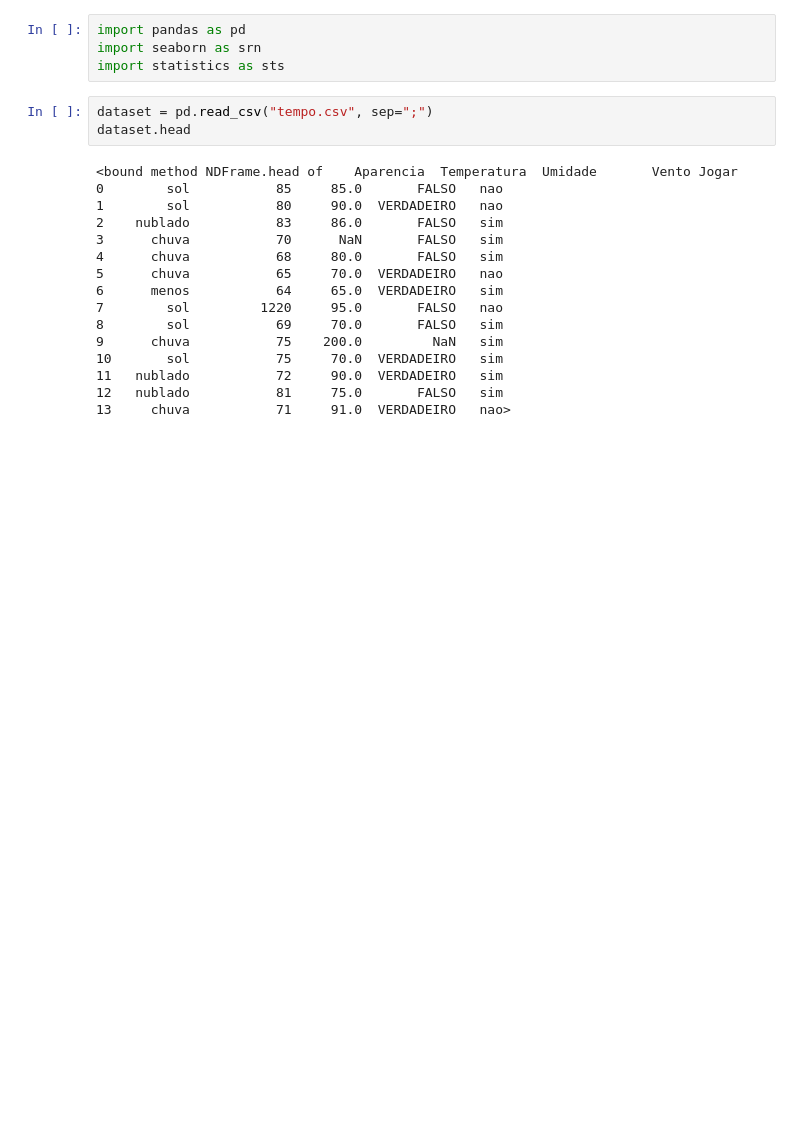
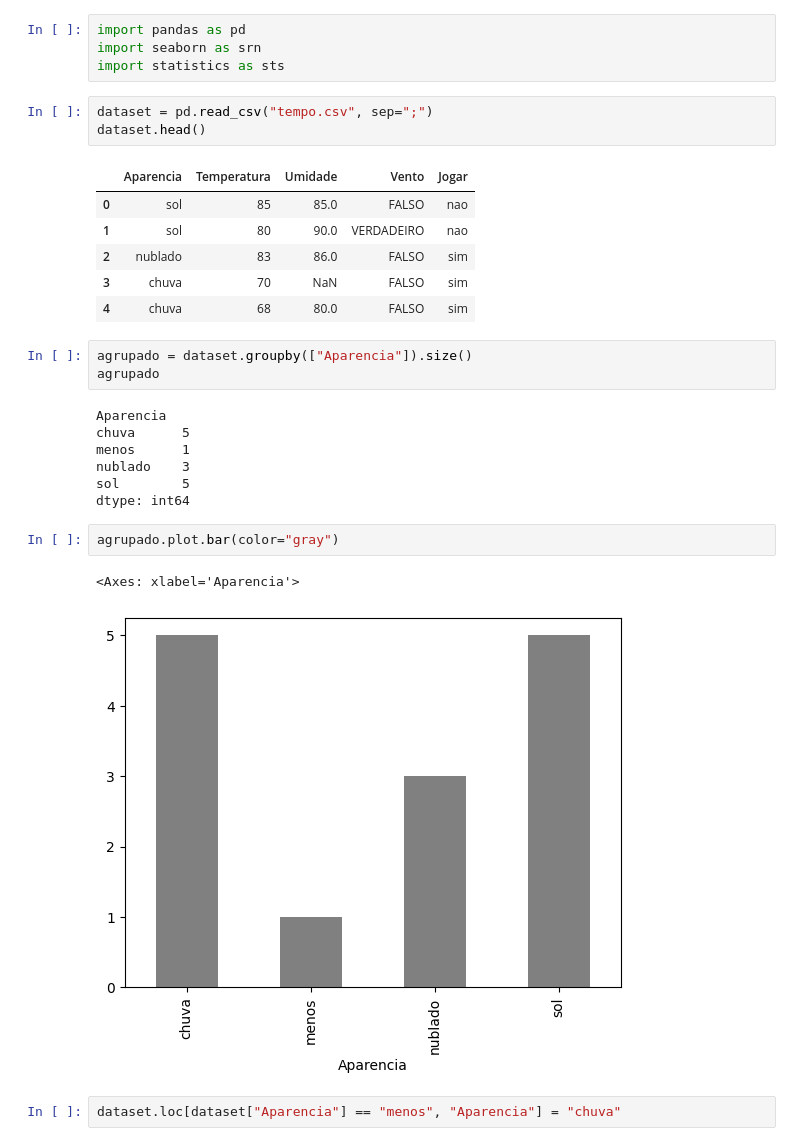
Before and after one commit to Fabricio-Fontenele/data-science-studies, a Jupyter notebook: modulo_9/pratica.ipynb, the cells around one changed output. Cells and saved outputs as stored; diff of their text form; blank space fills up the shorter version.

```diff
--- a/modulo_9/pratica.ipynb
+++ b/modulo_9/pratica.ipynb
@@ -6,20 +6,28 @@ import seaborn as srn
 import statistics as sts
 # %%
 dataset = pd.read_csv("tempo.csv", sep=";")
-dataset.head
+dataset.head()
 # %% [output]
-<bound method NDFrame.head of    Aparencia  Temperatura  Umidade       Vento Jogar
-0        sol           85     85.0       FALSO   nao
-1        sol           80     90.0  VERDADEIRO   nao
-2    nublado           83     86.0       FALSO   sim
-3      chuva           70      NaN       FALSO   sim
-4      chuva           68     80.0       FALSO   sim
-5      chuva           65     70.0  VERDADEIRO   nao
-6      menos           64     65.0  VERDADEIRO   sim
-7        sol         1220     95.0       FALSO   nao
-8        sol           69     70.0       FALSO   sim
-9      chuva           75    200.0         NaN   sim
-10       sol           75     70.0  VERDADEIRO   sim
-11   nublado           72     90.0  VERDADEIRO   sim
-12   nublado           81     75.0       FALSO   sim
-13     chuva           71     91.0  VERDADEIRO   nao>
+|  | Aparencia | Temperatura | Umidade | Vento | Jogar |
+| 0 | sol | 85 | 85.0 | FALSO | nao |
+| 1 | sol | 80 | 90.0 | VERDADEIRO | nao |
+| 2 | nublado | 83 | 86.0 | FALSO | sim |
+| 3 | chuva | 70 | NaN | FALSO | sim |
+| 4 | chuva | 68 | 80.0 | FALSO | sim |
+# %%
+agrupado = dataset.groupby(["Aparencia"]).size()
+agrupado
+# %% [output]
+Aparencia
+chuva      5
+menos      1
+nublado    3
+sol        5
+dtype: int64
+# %%
+agrupado.plot.bar(color="gray")
+# %% [output]
+<Axes: xlabel='Aparencia'>
+[figure, added]
+# %%
+dataset.loc[dataset["Aparencia"] == "menos", "Aparencia"] = "chuva"
```
Also changed, not shown: parts of 12 cells of this notebook.
